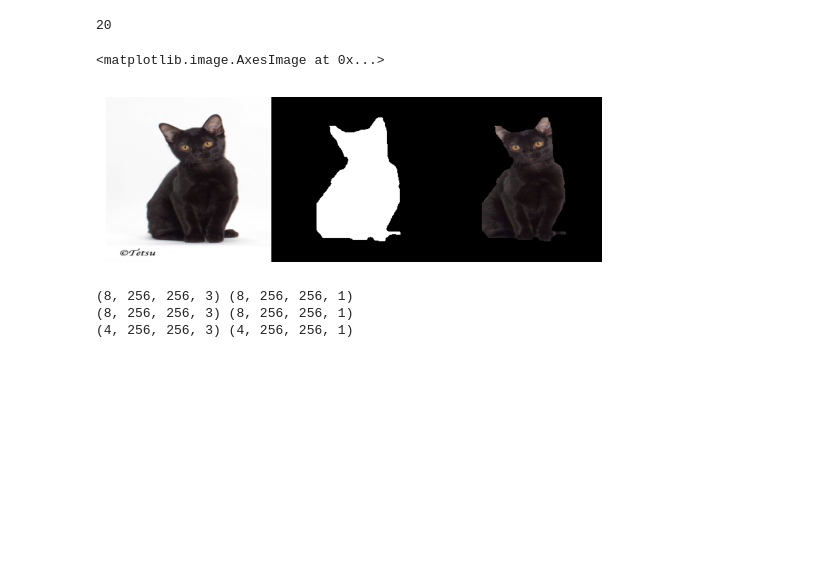
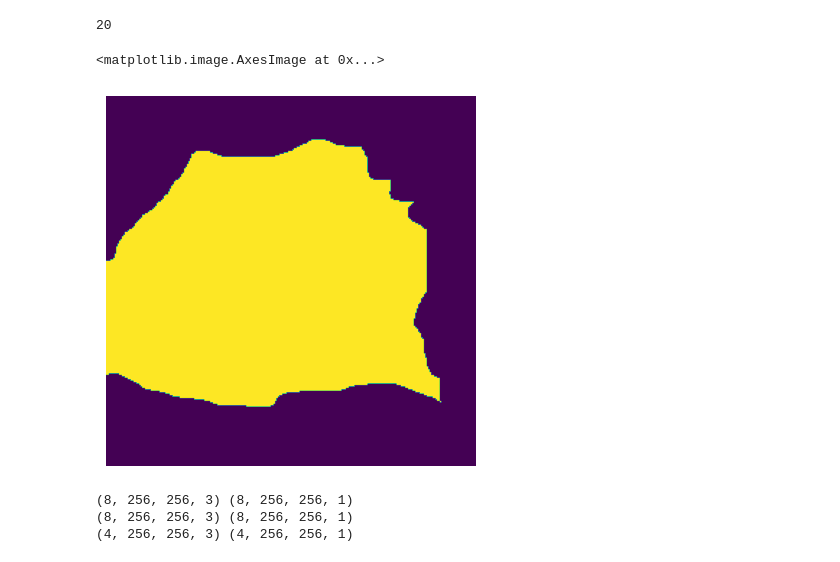
Before and after one commit to denitusha/Unet-implementation, a Jupyter notebook: Untitled2.ipynb, the cells around one changed output. Saved outputs shown, nothing was run; the diff lists cells and outputs as text; code cells hidden in the pictures; blank space fills up the shorter version.

```diff
--- a/Untitled2.ipynb
+++ b/Untitled2.ipynb
@@ -194,13 +201,12 @@ print(len(test_files))
 # %%
 plt.axis('off')
 img = train_x[8]
-msk = train_y[8].squeeze()
-msk = np.stack((msk,)*3, axis=-1)
+msk = train_y[8]
 
-plt.imshow( np.concatenate([img, msk, img*msk], axis = 1))
+plt.imshow( msk)
 # %% [output]
 <matplotlib.image.AxesImage at 0x...>
-[figure, old version]
+[figure, new version]
 # %%
 def tf_dataset(x, y , batch=8):
   dataset = tf.data.Dataset.from_tensor_slices((x,y))
```
Also changed, not shown: parts of 14 cells of this notebook.
